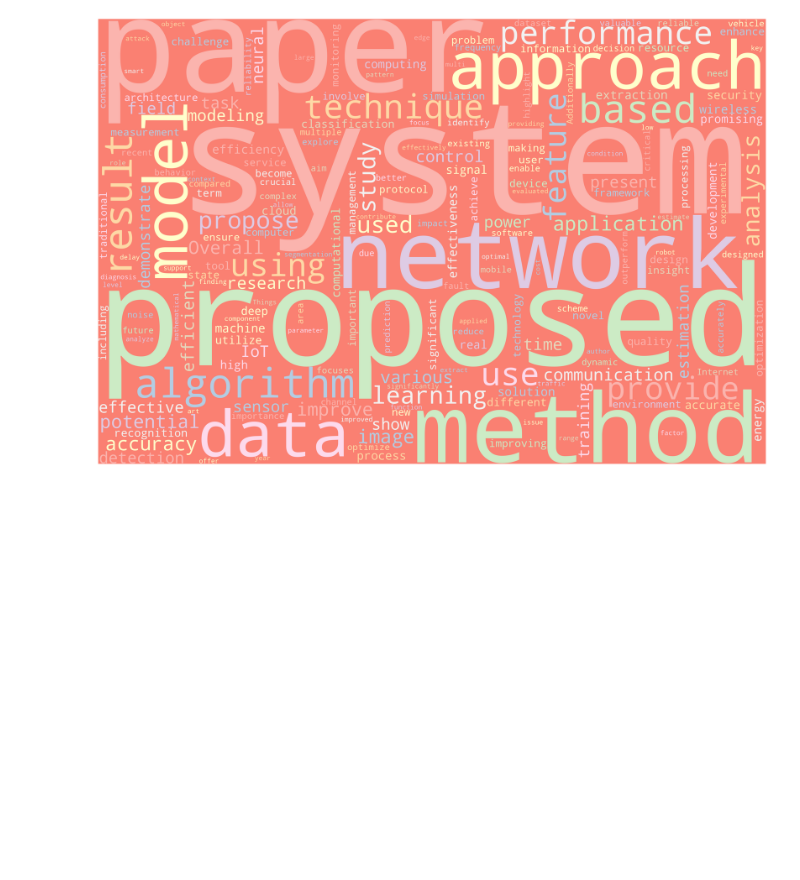
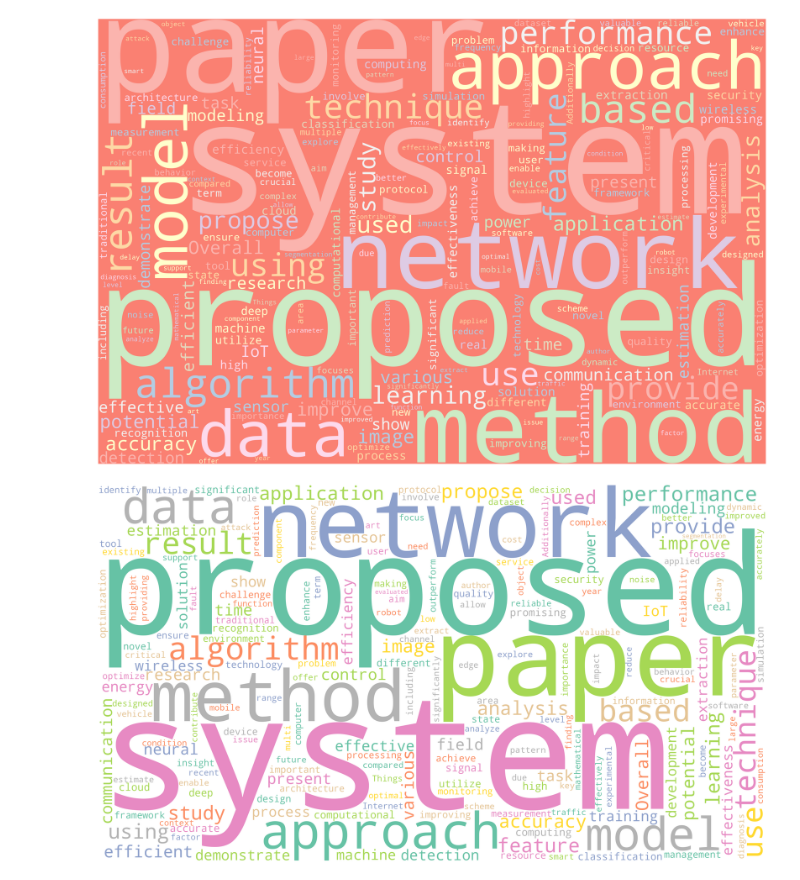
Before and after one commit to naveen-malla/ChatGPT_WordCloud, a Jupyter notebook: analysis.ipynb, the cells around one changed output. Saved outputs shown, nothing was run; the diff lists cells and outputs as text; code cells hidden in the pictures; blank space fills up the shorter version.

Commit message:
add code to generate word cloud

```diff
--- a/analysis.ipynb
+++ b/analysis.ipynb
@@ -83,3 +83,15 @@ wordcloud = WordCloud(width= 3000, height = 2000, random_state=10, background_co
 plot_cloud(wordcloud)
 # %% [output]
 [figure]
+# %%
+# Import packages
+import numpy as np
+from PIL import Image
+# Import image to np.array
+mask = np.array(Image.open('ChatGPT-Logo.png'))
+# Generate wordcloud
+wordcloud = WordCloud(width = 3000, height = 2000, random_state=1, background_color='white', colormap='Set2', collocations=False, stopwords = STOPWORDS, mask=mask).generate(text)
+# Plot
+plot_cloud(wordcloud)
+# %% [output]
+[figure, added]
```
Also changed, not shown: parts of 1 cell of this notebook.
